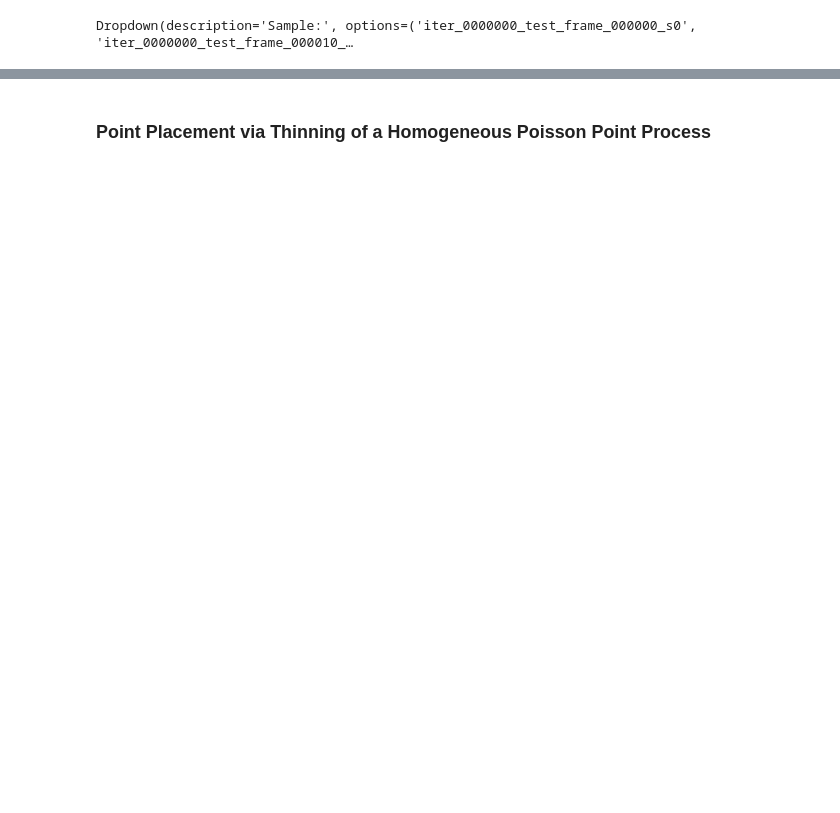
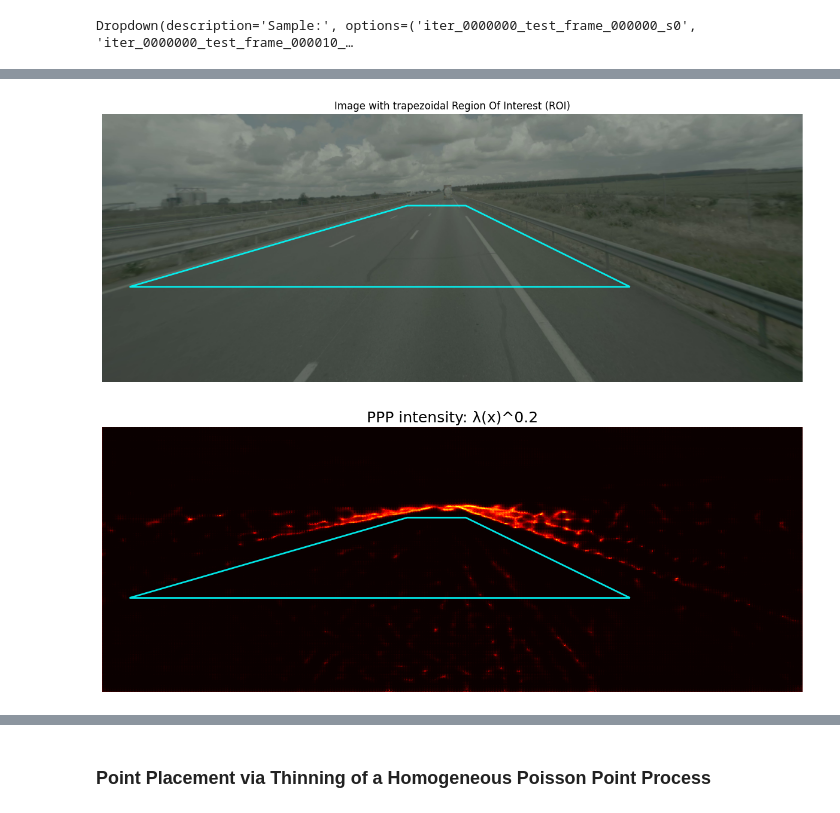
Before and after one commit to fragenabhaken-ux/CMPPP_Radar_MMSegmentation, a Jupyter notebook: ppp_analysis/marked_ppp_analysis.ipynb, the cells around one changed output, grey strips where cells are left out. Saved outputs shown, nothing was run; the diff lists cells and outputs as text; code cells hidden in the pictures; blank space fills up the shorter version.

```diff
--- a/ppp_analysis/marked_ppp_analysis.ipynb
+++ b/ppp_analysis/marked_ppp_analysis.ipynb
@@ -237,0 +263,54 @@ else:
+# %%
+# example trapezoid (x, y) in pixel coordinates
+roi_vertices = np.array([
+    [780, 185],   # top-left
+    [930, 185],   # top-right
+    [1350, 350],   # bottom-right
+    [70, 350],   # bottom-left
+], dtype=float)
+
+from matplotlib.patches import Polygon
+
+def overlay_polygon(ax, vertices, *, color="cyan", lw=2, alpha=0.9):
+    poly = Polygon(
+        vertices,
+        closed=True,
+        fill=False,
+        edgecolor=color,
+        linewidth=lw,
+        alpha=alpha,
+    )
+    ax.add_patch(poly)
+
+fig, ax = plt.subplots(1, 1)
+
+ax.imshow(img, aspect="auto")
+overlay_polygon(ax, roi_vertices)
+
+ax.set_title("Image with trapezoidal Region Of Interest (ROI)")
+ax.axis("off")
+
+plt.tight_layout()
+plt.show()
+
+
+fig, ax = plt.subplots(1, 1)
+
+im = ax.imshow(
+    lam_vis,
+    cmap="hot",
+    interpolation="nearest",
+    aspect="auto"   # visualization choice; ROI still aligns
+)
+
+overlay_polygon(ax, roi_vertices, color="cyan", lw=2)
+
+ax.set_title(f"PPP intensity: λ(x)^{gamma} - (lam_vis)", fontsize=18)
+ax.axis("off")
+
+
+plt.tight_layout()
+plt.show()
+# %% [output]
+[figure, added]
+[figure, added]
```
Also changed, not shown: parts of 8 cells of this notebook, 6 other files.
